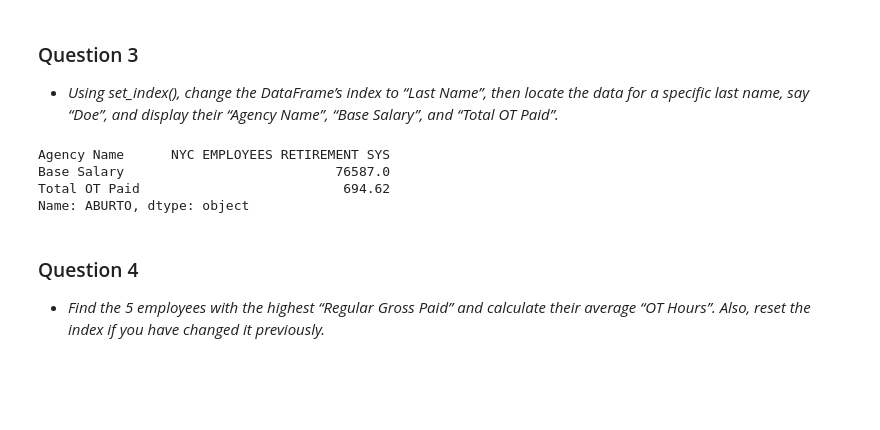
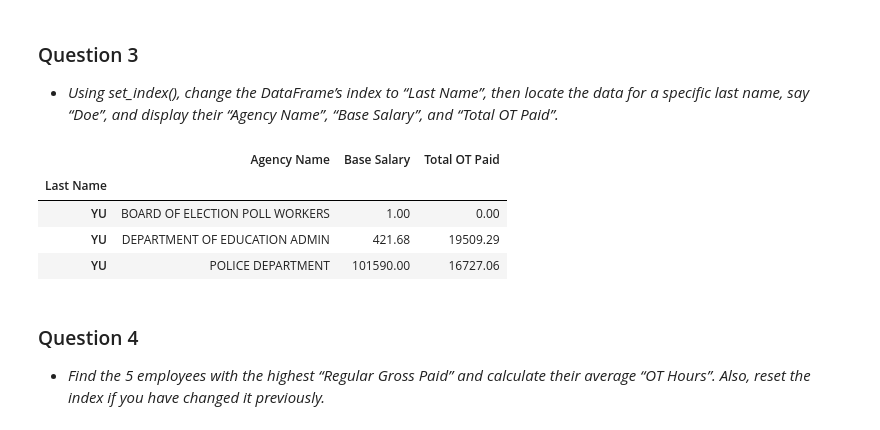
Before and after one commit to brianstoner/Data-Prep-and-Mgmt, a Jupyter notebook: danl_m1_hw3_Stoner_Brian.ipynb, the cells around one changed output. Drawn from its saved outputs; the diff is of its cells as text; code cells hidden in the pictures; blank space fills up the shorter version.

```diff
--- a/danl_m1_hw3_Stoner_Brian.ipynb
+++ b/danl_m1_hw3_Stoner_Brian.ipynb
@@ -52,15 +65,16 @@ sub_nyc_payroll.loc[ "DEPARTMENT OF EDUCATION ADMIN" ]
 # %%
 # Assign the dataframe to the variable 'df'
 df = nyc_payroll[['Agency Name', 'Last Name', 'Base Salary', 'Total OT Paid']]
 # Set the index to the 'Last Name' variable
 df.set_index("Last Name", inplace = True)
-# Extract the information for the employee with a last name ABURTO
-df.loc[ "ABURTO" ]
+# Extract the information for the employees with a last name YU
+df.loc[ "YU" ]
 # %% [output]
-Agency Name      NYC EMPLOYEES RETIREMENT SYS
-Base Salary                           76587.0
-Total OT Paid                          694.62
-Name: ABURTO, dtype: object
+|  | Agency Name | Base Salary | Total OT Paid |
+| Last Name |  |  |  |
+| YU | BOARD OF ELECTION POLL WORKERS | 1.00 | 0.00 |
+| YU | DEPARTMENT OF EDUCATION ADMIN | 421.68 | 19509.29 |
+| YU | POLICE DEPARTMENT | 101590.00 | 16727.06 |
 # %% [markdown]
 ### Question 4
 - *Find the 5 employees with the highest “Regular Gross Paid” and calculate their average “OT Hours”. Also, reset the index if you have changed it previously.*
```
Also changed, not shown: parts of 6 cells of this notebook.
